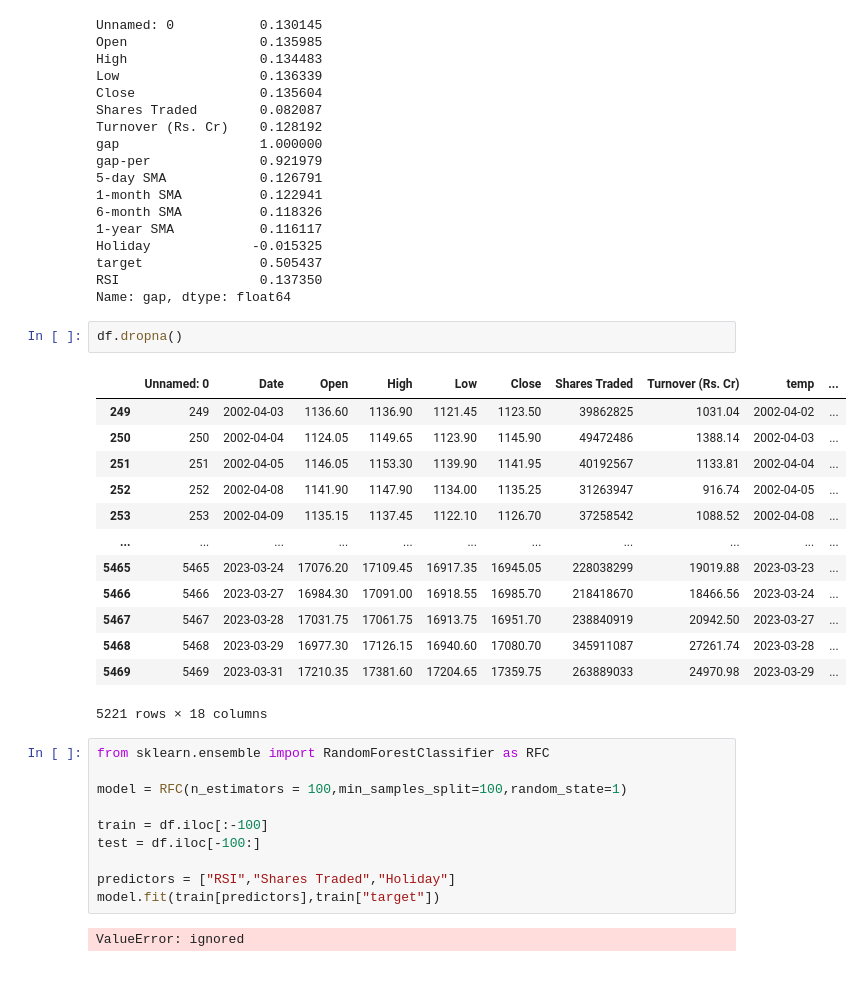
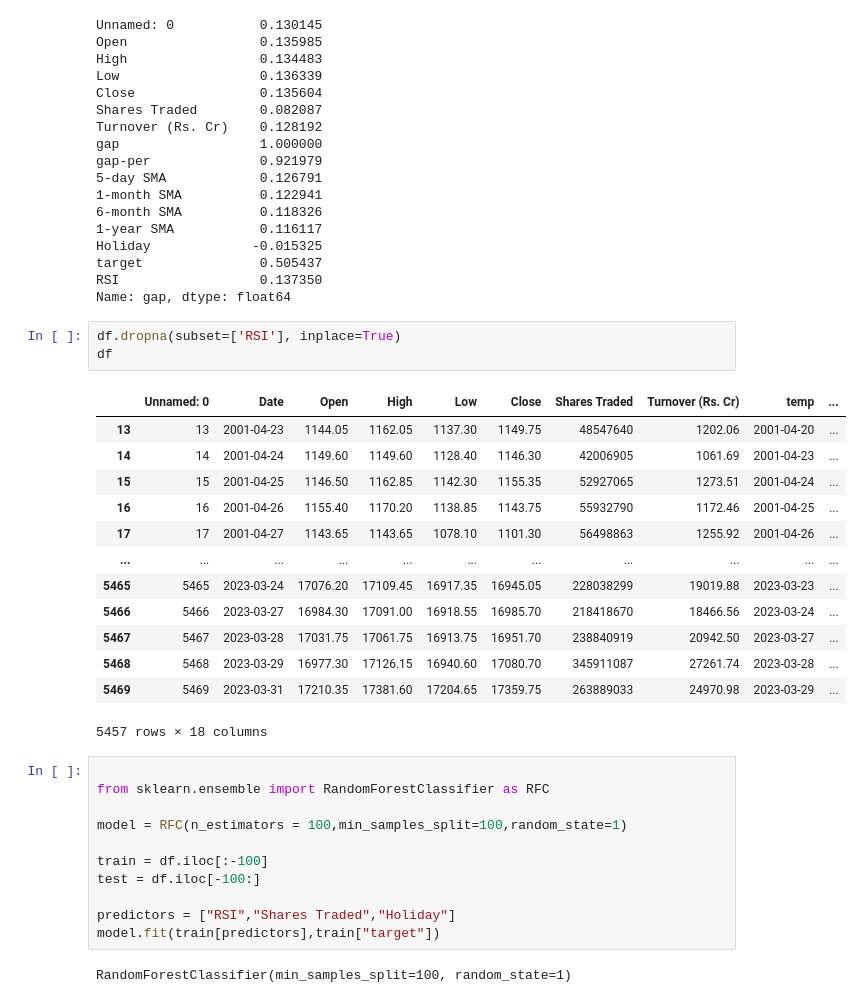
Before and after one commit to Aakarsh2Mittal/Projects, a Jupyter notebook: Quantifying_gaps.ipynb, the cells around one changed output. Saved outputs shown, nothing was run; the diff lists cells and outputs as text.

```diff
--- a/Quantifying_gaps.ipynb
+++ b/Quantifying_gaps.ipynb
@@ -541,23 +573,25 @@ Holiday             -0.015325
 target               0.505437
 RSI                  0.137350
 Name: gap, dtype: float64
-# %%
-df.dropna()
-# %% [output]
-|  | Unnamed: 0 | Date | Open | High | Low | Close | Shares Traded | Turnover (Rs. Cr) | temp | ... |
-| 249 | 249 | 2002-04-03 | 1136.60 | 1136.90 | 1121.45 | 1123.50 | 39862825 | 1031.04 | 2002-04-02 | ... |
-| 250 | 250 | 2002-04-04 | 1124.05 | 1149.65 | 1123.90 | 1145.90 | 49472486 | 1388.14 | 2002-04-03 | ... |
-| 251 | 251 | 2002-04-05 | 1146.05 | 1153.30 | 1139.90 | 1141.95 | 40192567 | 1133.81 | 2002-04-04 | ... |
-| 252 | 252 | 2002-04-08 | 1141.90 | 1147.90 | 1134.00 | 1135.25 | 31263947 | 916.74 | 2002-04-05 | ... |
-| 253 | 253 | 2002-04-09 | 1135.15 | 1137.45 | 1122.10 | 1126.70 | 37258542 | 1088.52 | 2002-04-08 | ... |
-| ... | ... | ... | ... | ... | ... | ... | ... | ... | ... | ... |
-| 5465 | 5465 | 2023-03-24 | 17076.20 | 17109.45 | 16917.35 | 16945.05 | 228038299 | 19019.88 | 2023-03-23 | ... |
-| 5466 | 5466 | 2023-03-27 | 16984.30 | 17091.00 | 16918.55 | 16985.70 | 218418670 | 18466.56 | 2023-03-24 | ... |
-| 5467 | 5467 | 2023-03-28 | 17031.75 | 17061.75 | 16913.75 | 16951.70 | 238840919 | 20942.50 | 2023-03-27 | ... |
-| 5468 | 5468 | 2023-03-29 | 16977.30 | 17126.15 | 16940.60 | 17080.70 | 345911087 | 27261.74 | 2023-03-28 | ... |
-| 5469 | 5469 | 2023-03-31 | 17210.35 | 17381.60 | 17204.65 | 17359.75 | 263889033 | 24970.98 | 2023-03-29 | ... |
-5221 rows × 18 columns
+# %%
+df.dropna(subset=['RSI'], inplace=True)
+df
+# %% [output]
+|  | Unnamed: 0 | Date | Open | High | Low | Close | Shares Traded | Turnover (Rs. Cr) | temp | ... |
+| 13 | 13 | 2001-04-23 | 1144.05 | 1162.05 | 1137.30 | 1149.75 | 48547640 | 1202.06 | 2001-04-20 | ... |
+| 14 | 14 | 2001-04-24 | 1149.60 | 1149.60 | 1128.40 | 1146.30 | 42006905 | 1061.69 | 2001-04-23 | ... |
+| 15 | 15 | 2001-04-25 | 1146.50 | 1162.85 | 1142.30 | 1155.35 | 52927065 | 1273.51 | 2001-04-24 | ... |
+| 16 | 16 | 2001-04-26 | 1155.40 | 1170.20 | 1138.85 | 1143.75 | 55932790 | 1172.46 | 2001-04-25 | ... |
+| 17 | 17 | 2001-04-27 | 1143.65 | 1143.65 | 1078.10 | 1101.30 | 56498863 | 1255.92 | 2001-04-26 | ... |
+| ... | ... | ... | ... | ... | ... | ... | ... | ... | ... | ... |
+| 5465 | 5465 | 2023-03-24 | 17076.20 | 17109.45 | 16917.35 | 16945.05 | 228038299 | 19019.88 | 2023-03-23 | ... |
+| 5466 | 5466 | 2023-03-27 | 16984.30 | 17091.00 | 16918.55 | 16985.70 | 218418670 | 18466.56 | 2023-03-24 | ... |
+| 5467 | 5467 | 2023-03-28 | 17031.75 | 17061.75 | 16913.75 | 16951.70 | 238840919 | 20942.50 | 2023-03-27 | ... |
+| 5468 | 5468 | 2023-03-29 | 16977.30 | 17126.15 | 16940.60 | 17080.70 | 345911087 | 27261.74 | 2023-03-28 | ... |
+| 5469 | 5469 | 2023-03-31 | 17210.35 | 17381.60 | 17204.65 | 17359.75 | 263889033 | 24970.98 | 2023-03-29 | ... |
+5457 rows × 18 columns
 # %%
+
 from sklearn.ensemble import RandomForestClassifier as RFC
 
 model = RFC(n_estimators = 100,min_samples_split=100,random_state=1)
@@ -568,4 +602,4 @@ test = df.iloc[-100:]
 predictors = ["RSI","Shares Traded","Holiday"]
 model.fit(train[predictors],train["target"])
 # %% [output]
-ValueError: ignored
+RandomForestClassifier(min_samples_split=100, random_state=1)
```
Also changed, not shown: parts of 9 cells of this notebook.
